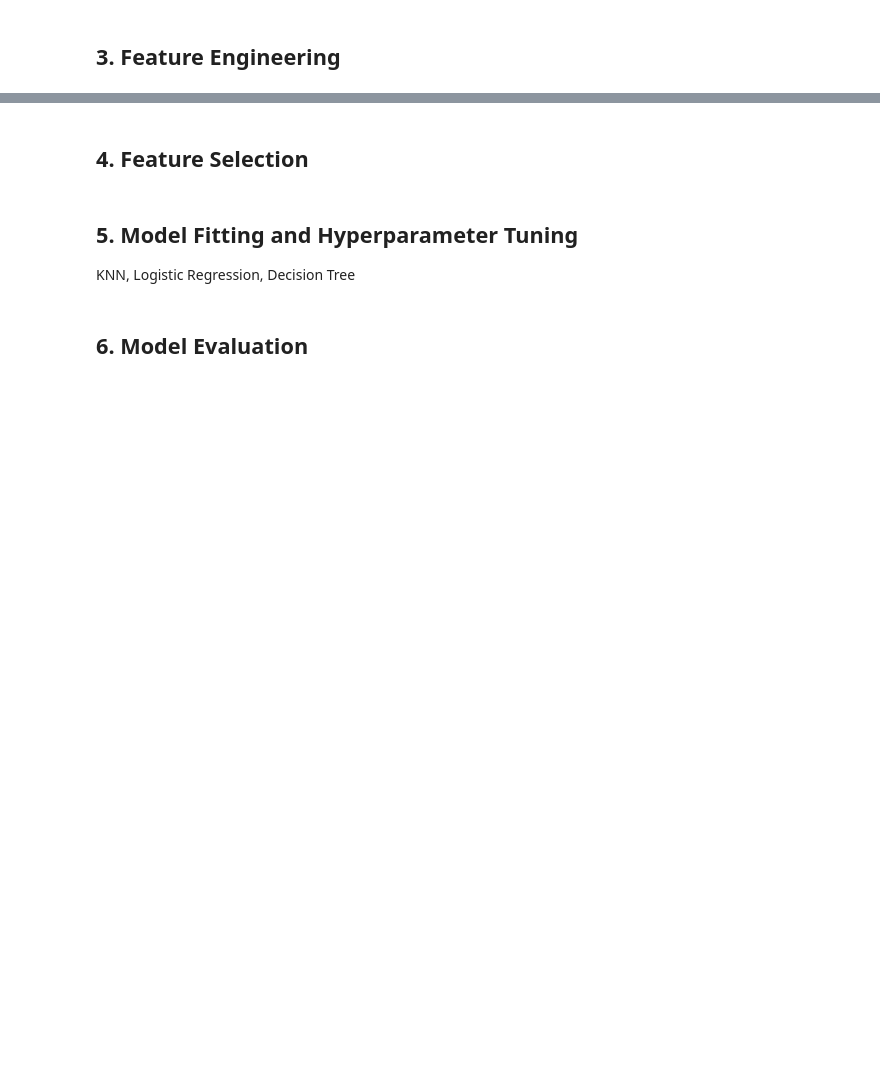
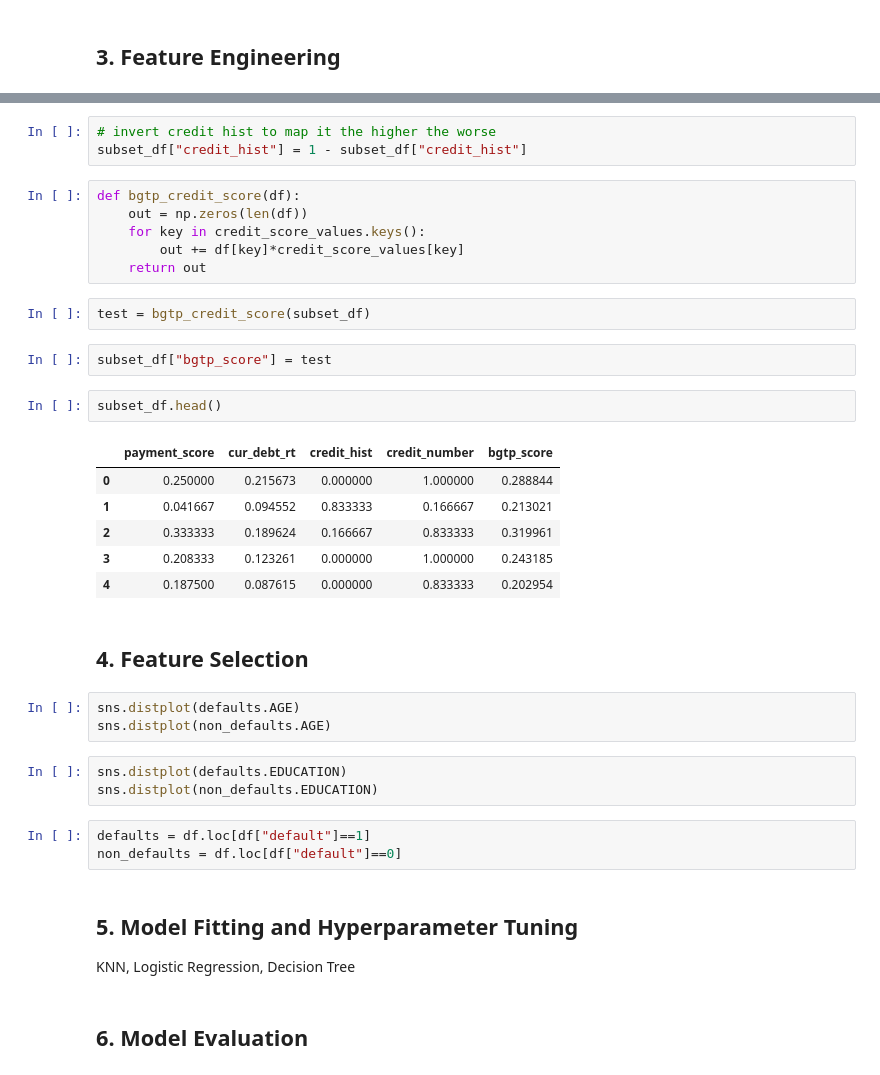
Before and after one commit to Pietrassyk/P_4_2_Risk_Classification, a Jupyter notebook: classification-assessment-mini-project.ipynb, the cells around one changed output, grey strips where cells are left out. Cells and saved outputs as stored; diff of their text form; blank space fills up the shorter version.

```diff
--- a/classification-assessment-mini-project.ipynb
+++ b/classification-assessment-mini-project.ipynb
@@ -144,5 +324,36 @@ df.head(10)
+# %%
+# invert credit hist to map it the higher the worse
+subset_df["credit_hist"] = 1 - subset_df["credit_hist"]
+# %%
+def bgtp_credit_score(df):
+    out = np.zeros(len(df))
+    for key in credit_score_values.keys():
+        out += df[key]*credit_score_values[key]
+    return out
+# %%
+test = bgtp_credit_score(subset_df)
+# %%
+subset_df["bgtp_score"] = test
+# %%
+subset_df.head()
+# %% [output]
+|  | payment_score | cur_debt_rt | credit_hist | credit_number | bgtp_score |
+| 0 | 0.250000 | 0.215673 | 0.000000 | 1.000000 | 0.288844 |
+| 1 | 0.041667 | 0.094552 | 0.833333 | 0.166667 | 0.213021 |
+| 2 | 0.333333 | 0.189624 | 0.166667 | 0.833333 | 0.319961 |
+| 3 | 0.208333 | 0.123261 | 0.000000 | 1.000000 | 0.243185 |
+| 4 | 0.187500 | 0.087615 | 0.000000 | 0.833333 | 0.202954 |
 # %% [markdown]
 ## 4. Feature Selection
+# %%
+sns.distplot(defaults.AGE)
+sns.distplot(non_defaults.AGE)
+# %%
+sns.distplot(defaults.EDUCATION)
+sns.distplot(non_defaults.EDUCATION)
+# %%
+defaults = df.loc[df["default"]==1]
+non_defaults = df.loc[df["default"]==0]
 # %% [markdown]
 ## 5. Model Fitting and Hyperparameter Tuning
 KNN, Logistic Regression, Decision Tree
```
Also changed, not shown: parts of 40 cells of this notebook, 1 other file.
